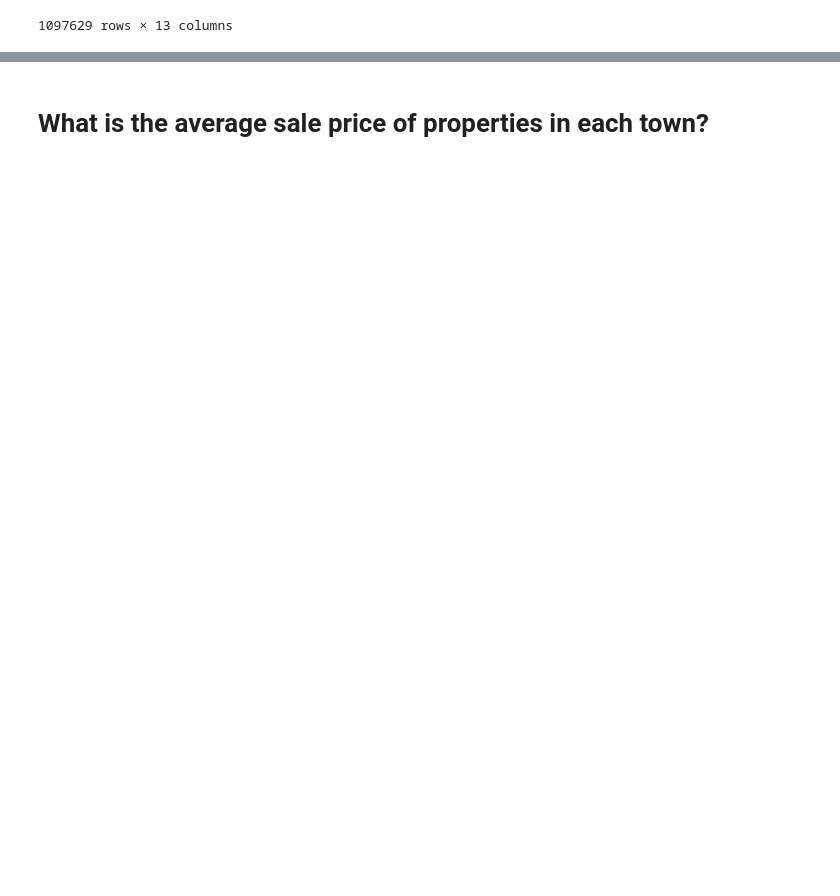
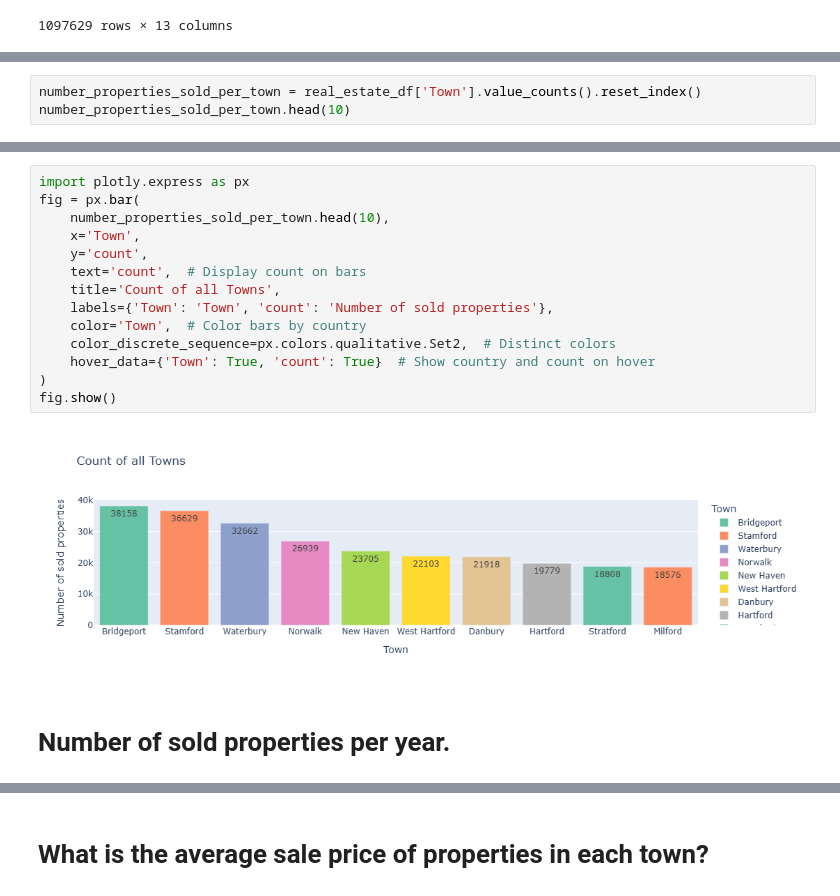
Before and after one commit to zaheeruddinlodhi/DA13_Capstone_Zaheer, a Jupyter notebook: Notebook/Real_Estate.ipynb, the cells around one changed output, grey strips where cells are left out. Cells and saved outputs as stored; diff of their text form; blank space fills up the shorter version.

```diff
--- a/Notebook/Real_Estate.ipynb
+++ b/Notebook/Real_Estate.ipynb
@@ -112,0 +121,3 @@ real_estate_df
+# %%
+number_properties_sold_per_town = real_estate_df['Town'].value_counts().reset_index()
+number_properties_sold_per_town.head(10)
@@ -112,0 +136,18 @@ real_estate_df
+# %%
+import plotly.express as px
+fig = px.bar(
+    number_properties_sold_per_town.head(10),
+    x='Town',
+    y='count',
+    text='count',  # Display count on bars
+    title='Count of all Towns',
+    labels={'Town': 'Town', 'count': 'Number of sold properties'},
+    color='Town',  # Color bars by country
+    color_discrete_sequence=px.colors.qualitative.Set2,  # Distinct colors
+    hover_data={'Town': True, 'count': True}  # Show country and count on hover
+)
+fig.show()
+# %% [output]
+[figure, added]
+# %% [markdown]
+# Number of sold properties per year.
```
Also changed, not shown: parts of 43 cells of this notebook.
